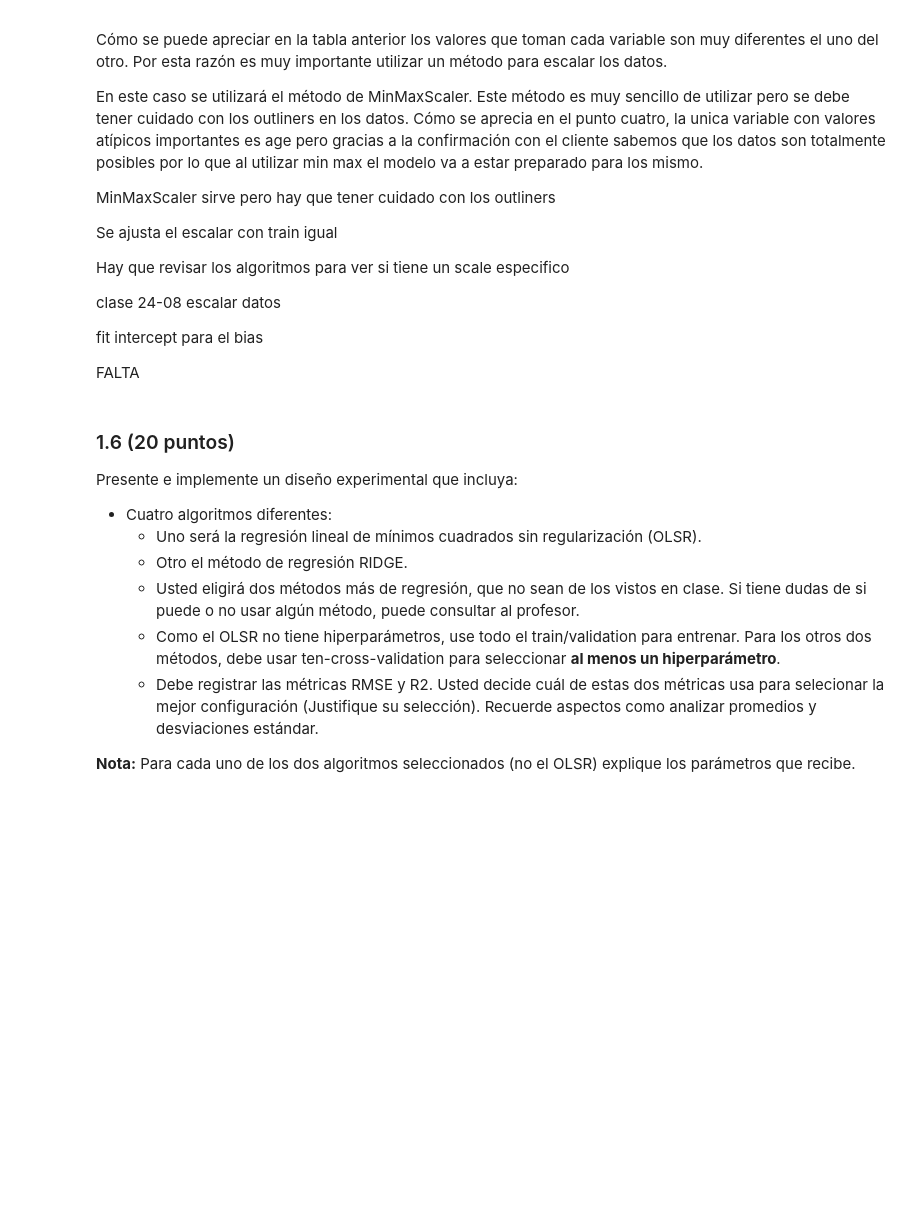
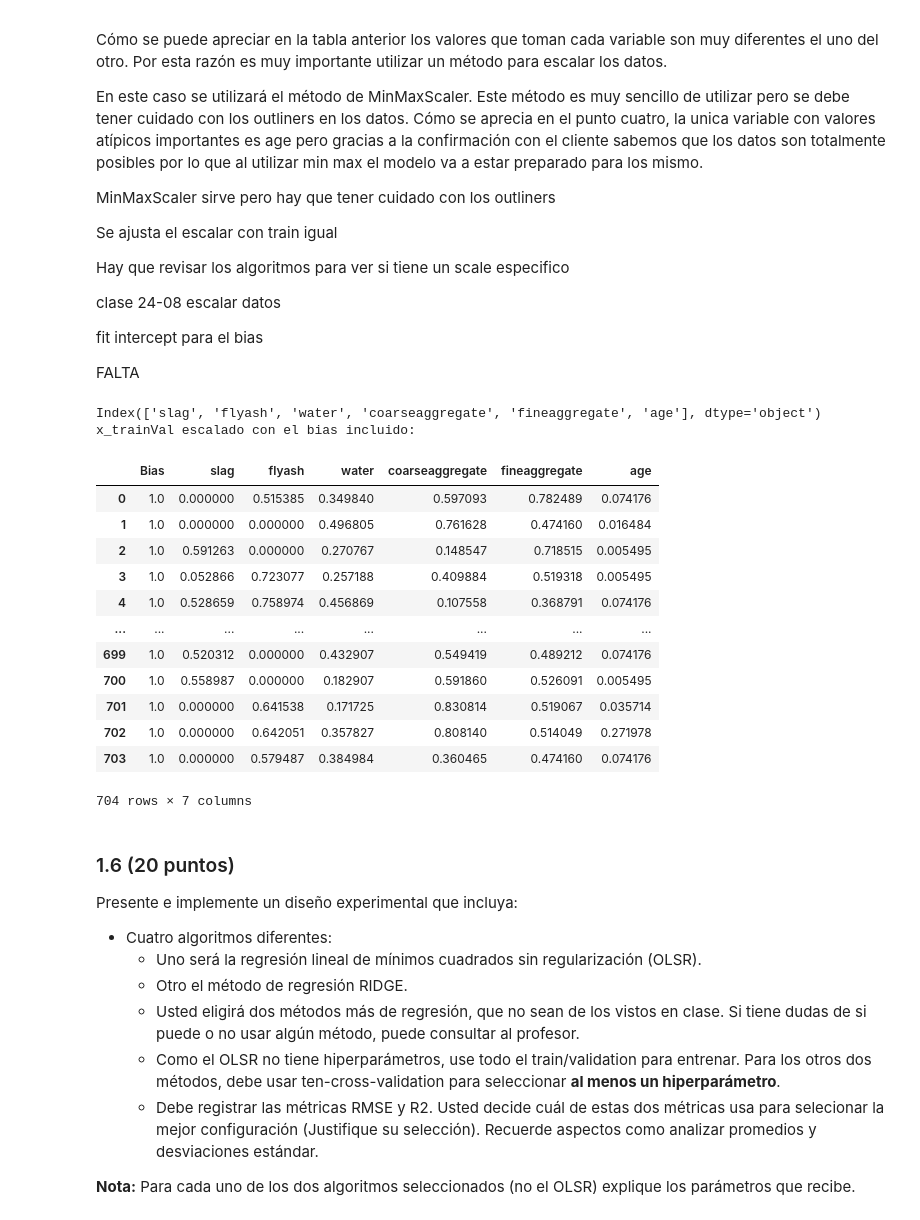
Before and after one commit to GabrielVargasR/University-Artificial-Intelligence, a Jupyter notebook: TC3 - Regression and Feature Engineering/2021-2-Trabajo Practico_03.ipynb, the cells around one changed output. Drawn from its saved outputs; the diff is of its cells as text; code cells hidden in the pictures; blank space fills up the shorter version.

```diff
--- a/TC3 - Regression and Feature Engineering/2021-2-Trabajo Practico_03.ipynb
+++ b/TC3 - Regression and Feature Engineering/2021-2-Trabajo Practico_03.ipynb
@@ -416,6 +416,7 @@ for i in X_trainVal_prep:
 Dado que el cliente indica que la variable 'id' se utiliza solo para identificar filas, se elimina la columna. Esto porque no aporta información útil para el modelo, es decir, el 'id' no sirve para predecir un valor para 'cement'
 # %%
 X_trainVal_prep.drop(columns='id', inplace=True) # drops column 'id'
+X_test = X_test.drop(columns='id') # drops column 'id'
 X_trainVal_prep # shows new dataset
 # %% [output]
 |  | slag | flyash | water | superplasticizer | coarseaggregate | fineaggregate | age | csMPa |
@@ -483,6 +484,8 @@ El método filter indica que las variables 'age' y 'csMPa' no aportan casi nada
 Además, el método embedded no toma como valiosa a superplasticizer en una cantidad significativa de iteraciones. Dado que esta no obtuvo un puntaje alto en el método filter, también se elimina.
 # %%
 X_trainVal_prep.drop(columns=['csMPa', 'superplasticizer'], inplace=True)
+X_test = X_test.drop(columns=['csMPa', 'superplasticizer'])
+
 X_trainVal_prep
 # %% [output]
 |  | slag | flyash | water | coarseaggregate | fineaggregate | age |
@@ -525,6 +528,47 @@ clase 24-08 escalar datos
 fit intercept para el bias
 
 FALTA
+# %%
+from sklearn.preprocessing import MinMaxScaler
+
+# Escalando X con MinMaxScaler
+transformer = MinMaxScaler().fit(X_trainVal_prep)
+X_trainVal_scaled = transformer.transform(X_trainVal_prep)
+
+X_test_scaled = transformer.transform(X_test)
+
+
+# Bias
+# Appending bias
+bias_col = np.ones((len(X_trainVal_scaled),1)) # shape(n,1)
+X_trainVal_scaled = np.append(bias_col, X_trainVal_scaled, axis=1)
+
+
+# Creando el DataFrame para mejor visualización
+columns =  np.append(["Bias"], X_trainVal_prep.columns, axis=0)
+print(X_trainVal_prep.columns)
+X_trainVal_scaled = pd.DataFrame(X_trainVal_scaled, columns= columns)
+
+print("x_trainVal escalado con el bias incluido:")
+#print(X_trainVal_scaled[:3,:]) # ! borrar
+
+X_trainVal_scaled
+# %% [output]
+Index(['slag', 'flyash', 'water', 'coarseaggregate', 'fineaggregate', 'age'], dtype='object')
+x_trainVal escalado con el bias incluido:
+|  | Bias | slag | flyash | water | coarseaggregate | fineaggregate | age |
+| 0 | 1.0 | 0.000000 | 0.515385 | 0.349840 | 0.597093 | 0.782489 | 0.074176 |
+| 1 | 1.0 | 0.000000 | 0.000000 | 0.496805 | 0.761628 | 0.474160 | 0.016484 |
+| 2 | 1.0 | 0.591263 | 0.000000 | 0.270767 | 0.148547 | 0.718515 | 0.005495 |
+| 3 | 1.0 | 0.052866 | 0.723077 | 0.257188 | 0.409884 | 0.519318 | 0.005495 |
+| 4 | 1.0 | 0.528659 | 0.758974 | 0.456869 | 0.107558 | 0.368791 | 0.074176 |
+| ... | ... | ... | ... | ... | ... | ... | ... |
+| 699 | 1.0 | 0.520312 | 0.000000 | 0.432907 | 0.549419 | 0.489212 | 0.074176 |
+| 700 | 1.0 | 0.558987 | 0.000000 | 0.182907 | 0.591860 | 0.526091 | 0.005495 |
+| 701 | 1.0 | 0.000000 | 0.641538 | 0.171725 | 0.830814 | 0.519067 | 0.035714 |
+| 702 | 1.0 | 0.000000 | 0.642051 | 0.357827 | 0.808140 | 0.514049 | 0.271978 |
+| 703 | 1.0 | 0.000000 | 0.579487 | 0.384984 | 0.360465 | 0.474160 | 0.074176 |
+704 rows × 7 columns
 # %% [markdown]
 ### 1.6 (20 puntos)
 Presente e implemente un diseño experimental que incluya:
```
Also changed, not shown: parts of 5 cells of this notebook.
